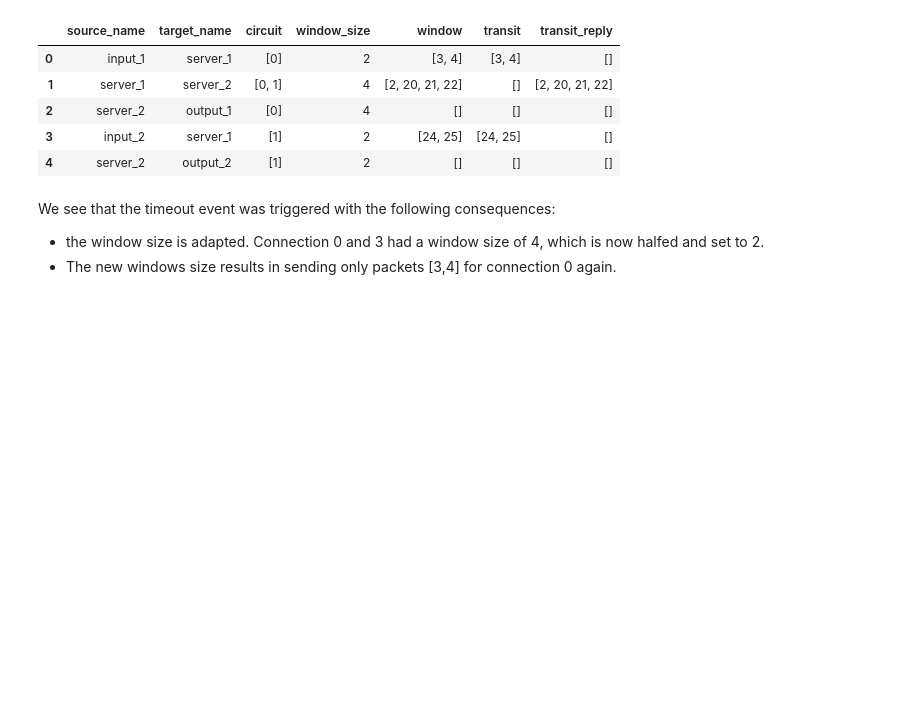
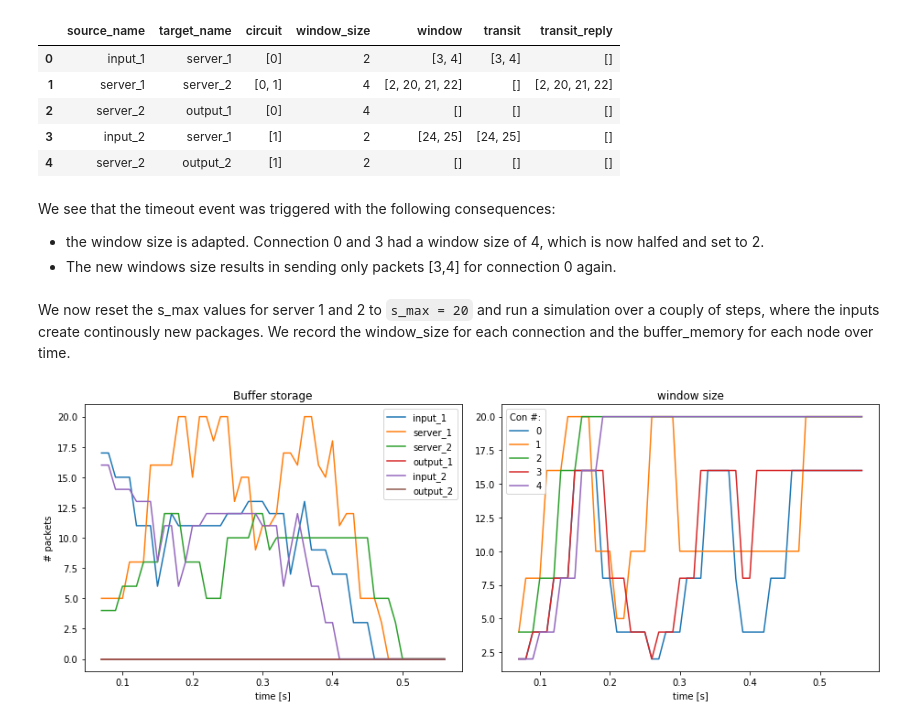
Before and after one commit to cdoepmann/predictor-core, a Jupyter notebook: OTS/ns_f/ns_f_test.ipynb, the cells around one changed output. Saved outputs shown, nothing was run; the diff lists cells and outputs as text; code cells hidden in the pictures; blank space fills up the shorter version.

````diff
--- a/OTS/ns_f/ns_f_test.ipynb
+++ b/OTS/ns_f/ns_f_test.ipynb
@@ -30,7 +30,7 @@ Create a setup dict for all the servers (nodes) that are created. For the test,
 - **timeout**: time duration after which a sent packet is considered 'lost'. Timeout will trigger to adjust the window size.
 # %%
 setup_dict = {}
-setup_dict['v_max'] = 1000   # packets / s
+setup_dict['v_max'] = 2000   # packets / s
 setup_dict['s_max'] = 10     # packets
 setup_dict['timeout'] = 0.03    # s
 # %% [markdown]
@@ -378,3 +378,5 @@ nw.connections[['source_name','target_name','circuit','window_size','window','tr
 We see that the timeout event was triggered with the following consequences:
 - the window size is adapted. Connection 0 and 3 had a window size of 4, which is now halfed and set to 2.
 - The new windows size results in sending only packets [3,4] for connection 0 again.
+# %% [markdown]
+We now reset the s_max values for server 1 and 2 to ```s_max = 20``` and run a simulation over a couply of steps, where the inputs create continously new packages. We record the window_size for each connection and the buffer_memory for each node over time.
@@ -380,0 +386,40 @@ We see that the timeout event was triggered with the following consequences:
+# %%
+s_list = []
+win_size_list = []
+t = []
+
+n_steps = 50
+
+for k in range(n_steps):
+    if k<30 and input_1.s <= input_1.s_max:
+        input_1.add_2_buffer(buffer_ind=0, circuit=0, n_packets=3)
+    if k<30 and input_2.s <= input_2.s_max:
+        input_2.add_2_buffer(buffer_ind=0, circuit=1, n_packets=3)
+
+    s_k = nw.nodes.apply(lambda row: row['node'].s, axis=1).tolist()
+    win_size = nw.connections['window_size'].tolist()
+
+    s_list.append(s_k)
+    win_size_list.append(win_size)
+    t.append(nw.t)
+
+    nw.simulate()
+
+win_size_list = np.array(win_size_list)
+s_list = np.array(s_list)
+t = np.array(t)
+# %%
+fig,ax = plt.subplots(1,2, figsize=[13,5])
+lines = ax[0].plot(t, s_list)
+ax[0].set_title('Buffer storage')
+ax[0].set_ylabel('# packets')
+ax[0].set_xlabel('time [s]')
+ax[0].legend((lines),(nw.nodes.name.tolist()))
+lines = ax[1].plot(t, win_size_list)
+ax[1].legend((lines),(nw.connections.index.tolist()), title='Con #:')
+ax[1].set_title('window size')
+ax[1].set_xlabel('time [s]')
+plt.tight_layout()
+plt.show()
+# %% [output]
+[figure, added]
````
Also changed, not shown: parts of 4 cells of this notebook, 1 other file.
